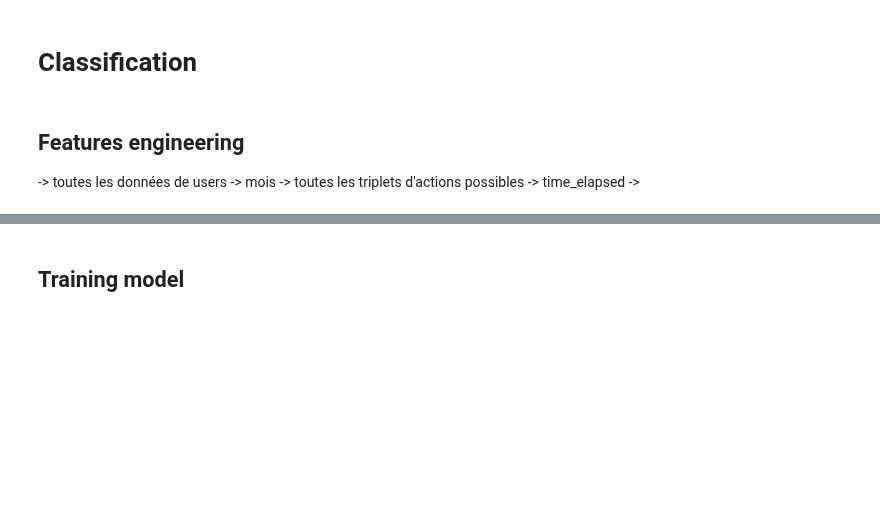
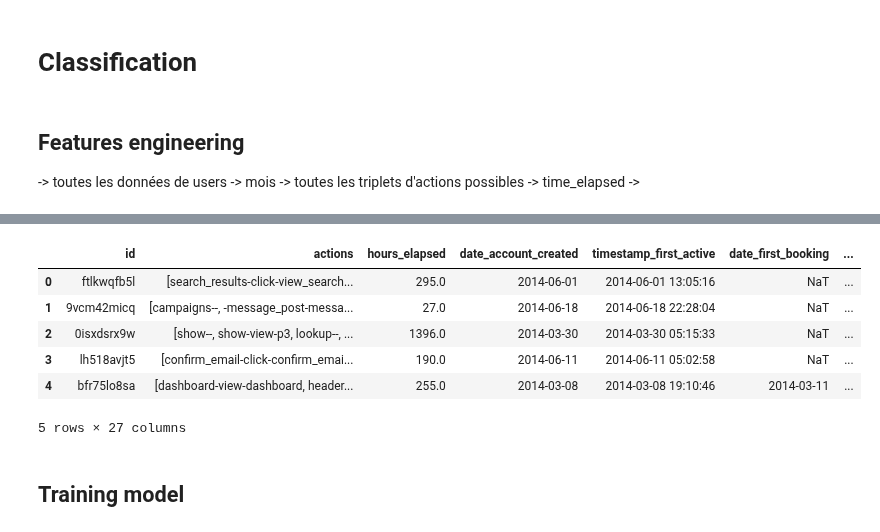
Before and after one commit to vesran/BookerGuess, a Jupyter notebook: _4_classification.ipynb, the cells around one changed output, grey strips where cells are left out. Cells and saved outputs as stored; diff of their text form; code cells hidden in the pictures; blank space fills up the shorter version.

```diff
--- a/_4_classification.ipynb
+++ b/_4_classification.ipynb
@@ -97,6 +109,16 @@ users['language_group'] = (users['language'] == 'en').astype(int)
 users_browsers = users.groupby('first_browser').count()[['id']].sort_values(by='id')
 browsers = set(users_browsers[users_browsers['id'] > 1000].index)
 users['first_browser_processed'] = users.apply(lambda r: r['first_browser'] if r['first_browser'] in browsers else 'Other', axis=1)
+# %%
+users.head()
+# %% [output]
+|  | id | actions | hours_elapsed | date_account_created | timestamp_first_active | date_first_booking | ... |
+| 0 | ftlkwqfb5l | [search_results-click-view_search... | 295.0 | 2014-06-01 | 2014-06-01 13:05:16 | NaT | ... |
+| 1 | 9vcm42micq | [campaigns--, -message_post-messa... | 27.0 | 2014-06-18 | 2014-06-18 22:28:04 | NaT | ... |
+| 2 | 0isxdsrx9w | [show--, show-view-p3, lookup--, ... | 1396.0 | 2014-03-30 | 2014-03-30 05:15:33 | NaT | ... |
+| 3 | lh518avjt5 | [confirm_email-click-confirm_emai... | 190.0 | 2014-06-11 | 2014-06-11 05:02:58 | NaT | ... |
+| 4 | bfr75lo8sa | [dashboard-view-dashboard, header... | 255.0 | 2014-03-08 | 2014-03-08 19:10:46 | 2014-03-11 | ... |
+5 rows × 27 columns
 # %%
 # Selecting features
 features = ['month_first_active', 'year_first_active', 'gender', 'age_group', 'signup_method', 'signup_flow_group', 'affiliate_channel', 'affiliate_provider',
```
Also changed, not shown: parts of 3 cells of this notebook, 2 other files.
